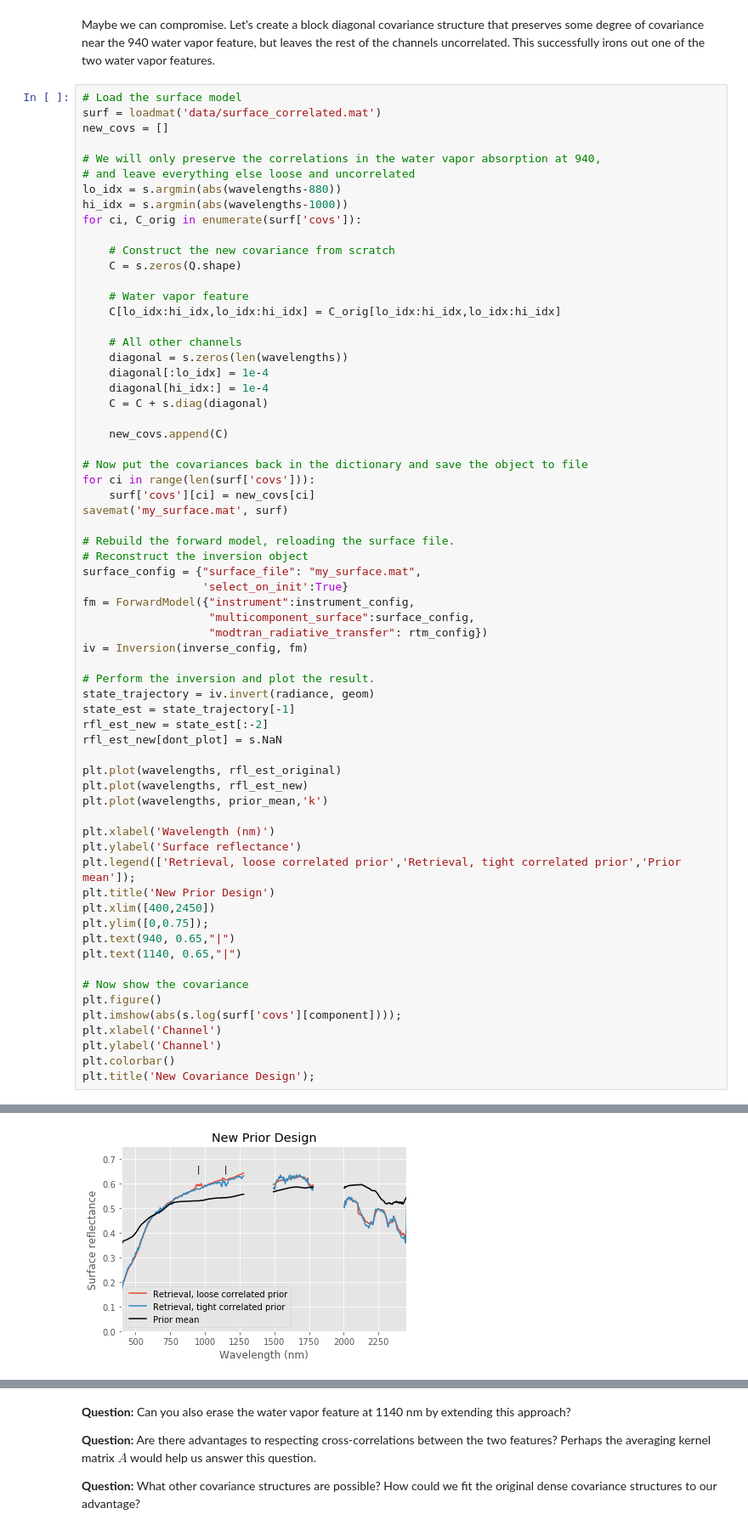
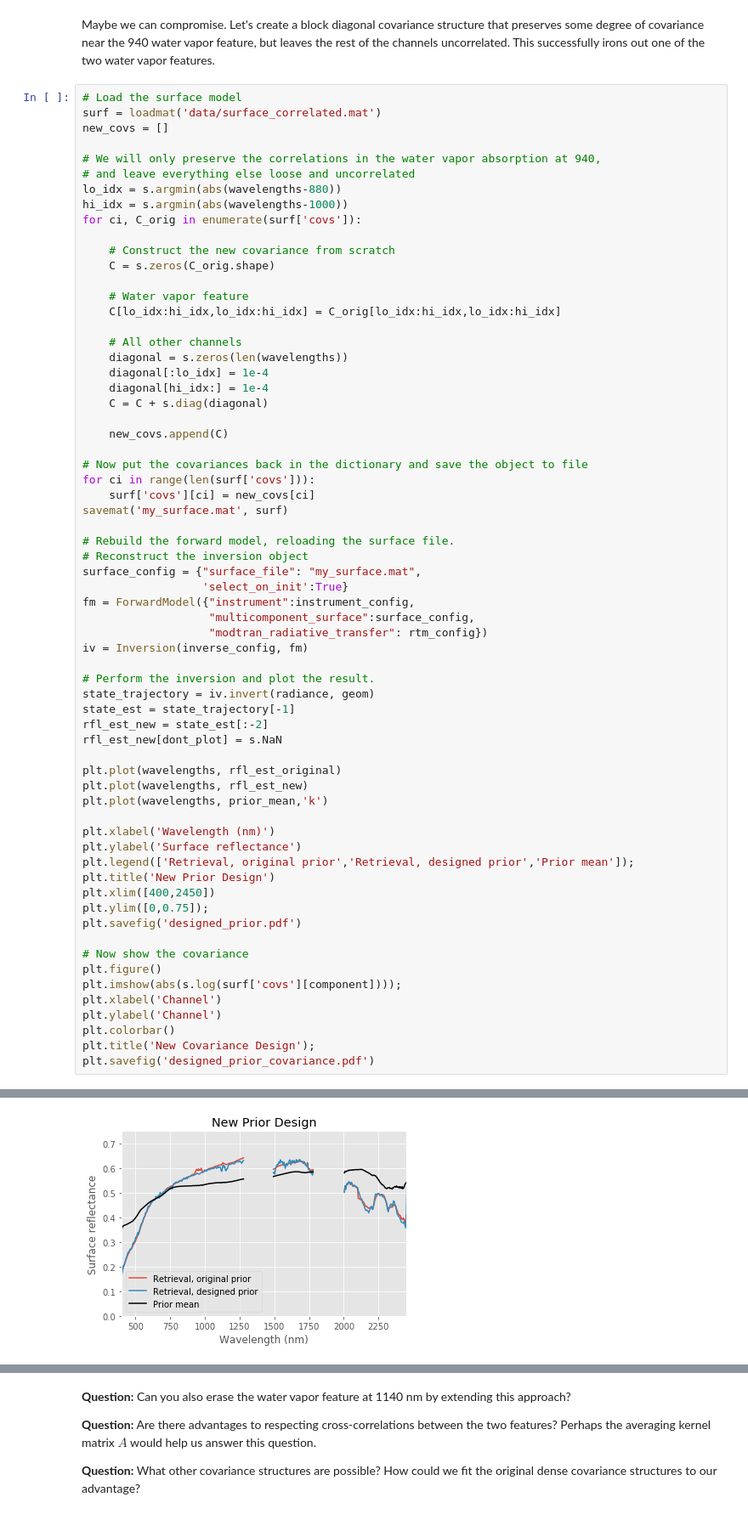
Before and after one commit to davidraythompson/istutor, a Jupyter notebook: 14_OptimalEstimationD/14_OE_Constraints.ipynb, the cells around one changed output, grey strips where cells are left out. Shown: that part at 85% size. Drawn from its saved outputs; the diff is of its cells as text.

Commit message:
more updates to plotting

```diff
--- a/14_OptimalEstimationD/14_OE_Constraints.ipynb
+++ b/14_OptimalEstimationD/14_OE_Constraints.ipynb
@@ -216,7 +229,7 @@ hi_idx = s.argmin(abs(wavelengths-1000))
 for ci, C_orig in enumerate(surf['covs']):
 
     # Construct the new covariance from scratch
-    C = s.zeros(Q.shape)
+    C = s.zeros(C_orig.shape)
 
     # Water vapor feature
     C[lo_idx:hi_idx,lo_idx:hi_idx] = C_orig[lo_idx:hi_idx,lo_idx:hi_idx]
@@ -255,12 +268,11 @@ plt.plot(wavelengths, prior_mean,'k')
 
 plt.xlabel('Wavelength (nm)')
 plt.ylabel('Surface reflectance')
-plt.legend(['Retrieval, loose correlated prior','Retrieval, tight correlated prior','Prior mean']);
+plt.legend(['Retrieval, original prior','Retrieval, designed prior','Prior mean']);
 plt.title('New Prior Design')
 plt.xlim([400,2450])
 plt.ylim([0,0.75]);
-plt.text(940, 0.65,"|")
-plt.text(1140, 0.65,"|")
+plt.savefig('designed_prior.pdf')
 
 # Now show the covariance
 plt.figure()
@@ -269,4 +281,5 @@ plt.xlabel('Channel')
 plt.ylabel('Channel')
 plt.colorbar()
 plt.title('New Covariance Design');
+plt.savefig('designed_prior_covariance.pdf')
 # %% [output]
@@ -274,4 +286,4 @@ Text(0.5, 1.0, 'New Covariance Design')
-[figure, old version]
+[figure, new version]
 [figure]
 # %% [markdown]
 <b>Question:</b> Can you also erase the water vapor feature at 1140 nm by extending this approach?
```
Also changed, not shown: parts of 4 cells of this notebook, 1 other file.
